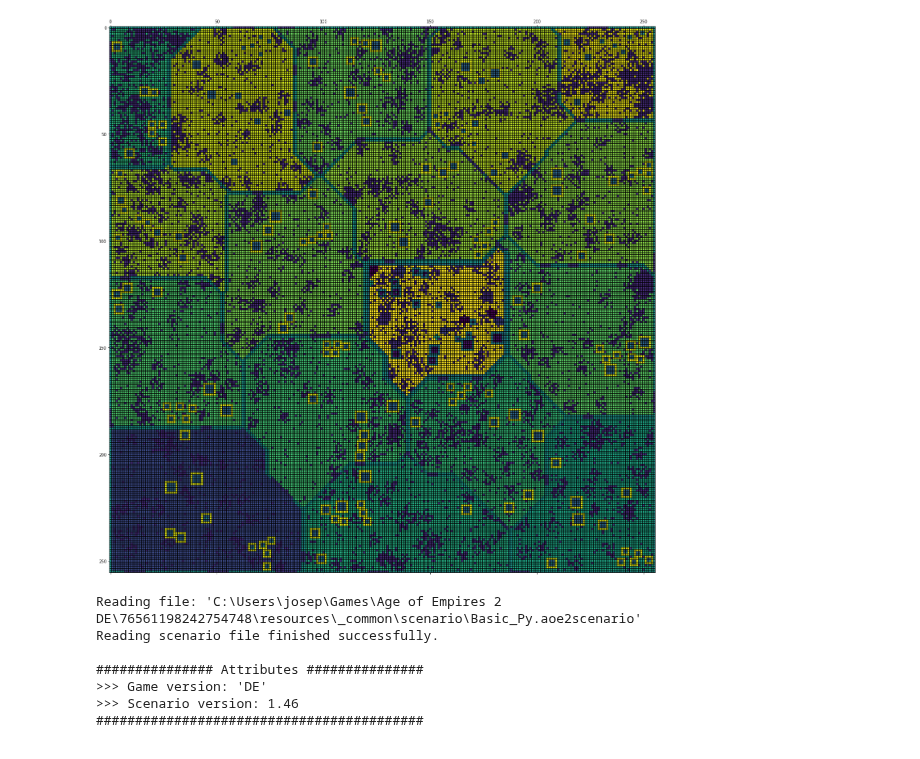
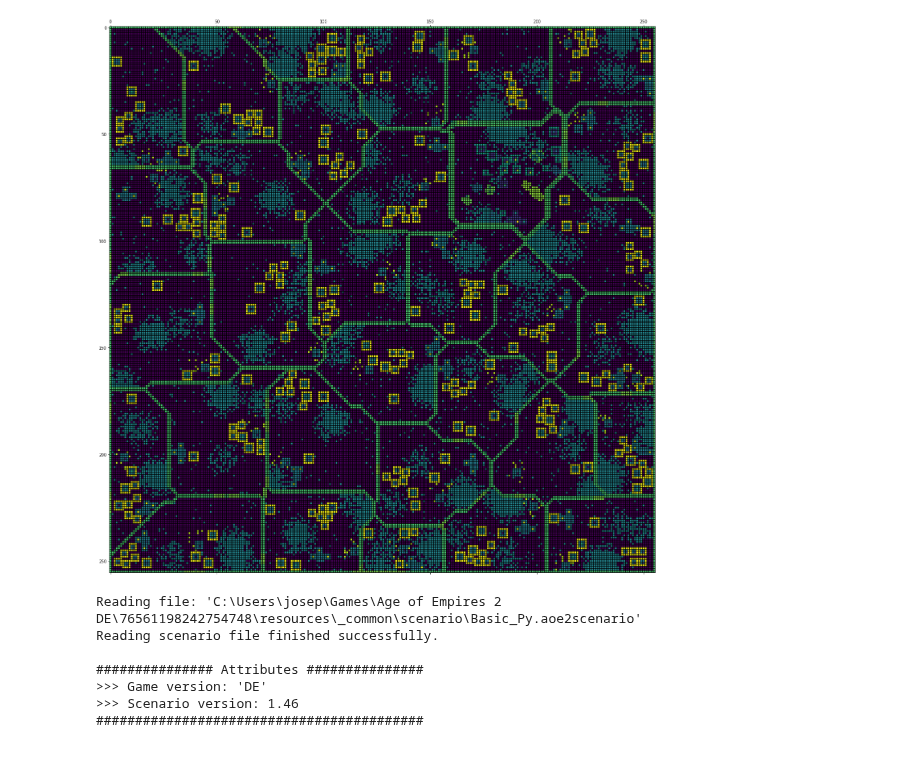
Before and after one commit to QuantumCreation/aoe2mapgenerator, a Jupyter notebook: maingenerator.ipynb, the cells around one changed output. Cells and saved outputs as stored; diff of their text form; code cells hidden in the pictures.

Commit message:
feat(units): Added grouped spawning with multiple unit types

```diff
--- a/maingenerator.ipynb
+++ b/maingenerator.ipynb
@@ -17,6 +17,8 @@ map.voronoi(50)
 # %%
 map.add_borders_all(ValueType.UNIT, TerrainId.ROAD_FUNGUS, 1)
 map.add_borders_all(ValueType.TERRAIN, TerrainId.ROAD_FUNGUS, 1)
+# %%
+castle_array = [BuildingInfo.CASTLE] + [UnitInfo.TEUTONIC_KNIGHT, UnitInfo.PALADIN]*40
 # %%
 for i in range(-500,0):
     pid = PlayerId.ONE
@@ -25,16 +27,21 @@ for i in range(-500,0):
         pid = PlayerId.TWO
         map.add_borders(ValueType.UNIT, i, BuildingInfo.FORTIFIED_WALL, 1, pid)
 
-    map.place_groups(ValueType.UNIT, i, OtherInfo.TREE_OAK_FOREST, group_size = 100, groups = 2, clumping = 999)
-    map.place_groups(ValueType.UNIT, i, OtherInfo.TREE_OAK_FOREST, group_size = 15, groups = 25, clumping = 5)
-    map.place_groups(ValueType.UNIT, i, OtherInfo.TREE_OAK_FOREST, group_size = 75, groups = 1, clumping = 10)
+
+    map.place_groups(ValueType.UNIT, i, OtherInfo.TREE_OAK_FOREST, group_size = 175, groups = 1, clumping = 10)
+
+    map.place_groups(ValueType.UNIT, i, OtherInfo.TREE_OAK_FOREST, group_size = 75, groups = 2, clumping = 10)
+
+    map.place_groups(ValueType.UNIT, i, [BuildingInfo.TOWN_CENTER, BuildingInfo.FARM], pid, margin = 0, group_size = 4, groups = 1, clumping = 0)
+    map.place_groups(ValueType.UNIT, i, castle_array, pid, margin = 0, group_size = 17, groups = 1, clumping = 10)
 
     map.place_groups(ValueType.UNIT, i, BuildingInfo.BARRACKS, pid, margin = 1, group_size = 2, groups = 1, clumping = 25)
     map.place_groups(ValueType.UNIT, i, BuildingInfo.ARCHERY_RANGE, pid, margin = 1, group_size = 1, groups = 1, clumping = 25)
     map.place_groups(ValueType.UNIT, i, BuildingInfo.STABLE, pid, margin = 1, group_size = 1, groups = 1, clumping = 25)
-    map.place_groups(ValueType.UNIT, i, BuildingInfo.CASTLE, pid, margin = 1, group_size = 2, groups = 1, clumping = 25)
 
     map.place_groups(ValueType.UNIT, i, BuildingInfo.HOUSE, pid, margin = 1, group_size = 5, groups = 1, clumping = 10)
+
+    map.place_groups(ValueType.UNIT, i, OtherInfo.TREE_OAK_FOREST, group_size = 50, groups = 1, clumping = 999)
 
     if i == -10:
         map.place_groups(ValueType.UNIT, i, UnitInfo.HEAVY_PIKEMAN, pid, margin = 0, group_size = 16, groups = 3, clumping = 1)
@@ -45,9 +52,9 @@ for i in range(-500,0):
 # %%
 map.place_groups(ValueType.UNIT, (TerrainId.ROAD_FUNGUS, PlayerId.GAIA), UnitInfo.LEGIONARY, PlayerId.ONE, group_size = 10, groups = 50, clumping = 2)
 # %%
-map.visualize_mat(ValueType.UNIT, include_zones=True)
+map.visualize_mat(ValueType.UNIT, include_zones=False)
 # %% [output]
-[figure, old version]
+[figure, new version]
 # %%
 scenario = Scenario(input_name, map)
 # %% [output]
```
Also changed, not shown: parts of 3 cells of this notebook, 3 other files.
